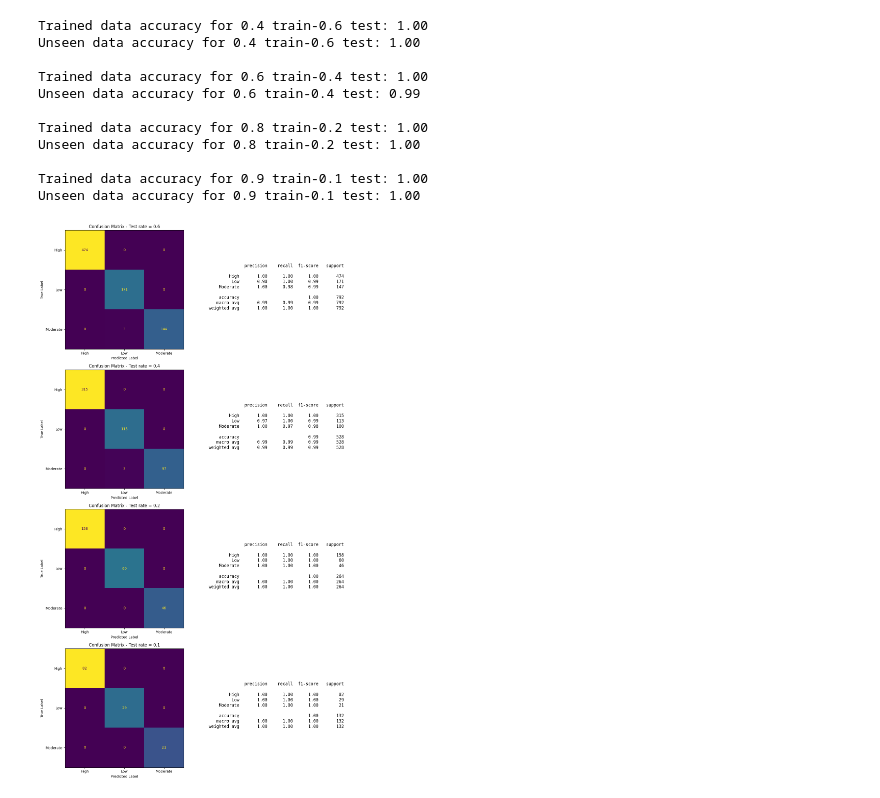
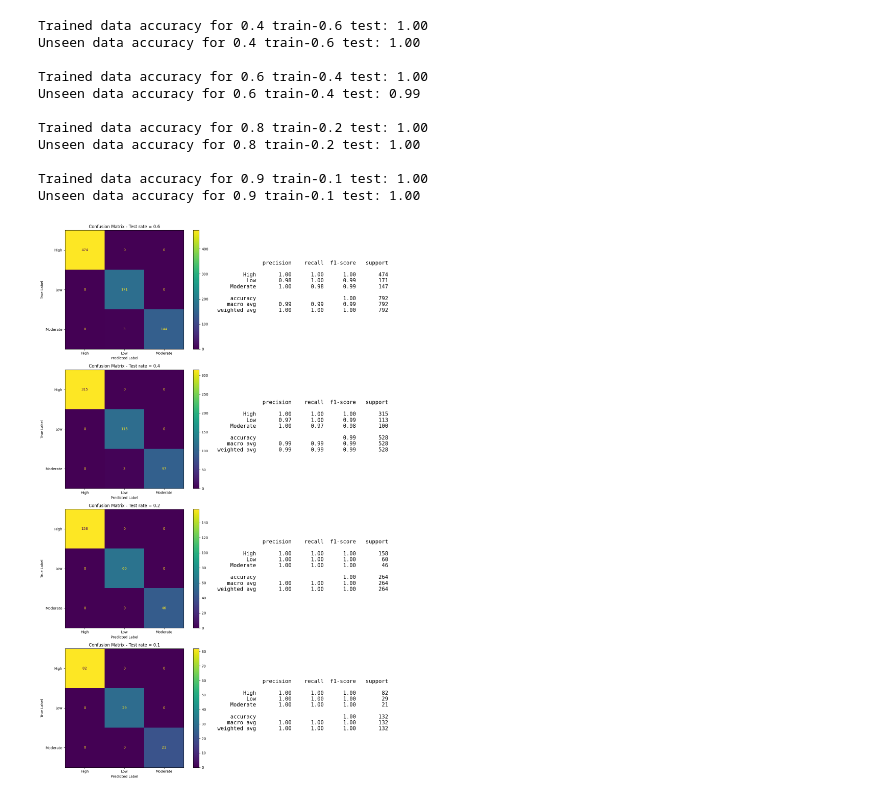
Before and after one commit to IamTpG/decision-tree, a Jupyter notebook: source/model/heart-attack-model.ipynb, the cells around one changed output. Saved outputs shown, nothing was run; the diff lists cells and outputs as text; code cells hidden in the pictures.

```diff
--- a/source/model/heart-attack-model.ipynb
+++ b/source/model/heart-attack-model.ipynb
@@ -212,42 +220,42 @@ fig, axes = plt.subplots(4, 2, figsize=(16, 22))  # 4 hàng 2 cột
 
 # Report 1
 report1 = classification_report(ytest1, y_prediction_unseen1)
-disp1 = ConfusionMatrixDisplay.from_estimator(trained_model1, xtest1, ytest1, ax=axes[0, 0], colorbar=False)
+disp1 = ConfusionMatrixDisplay.from_estimator(trained_model1, xtest1, ytest1, ax=axes[0, 0], colorbar=True)
 axes[0, 0].set_title('Confusion Matrix - Test rate = 0.6')
 axes[0, 0].set_xlabel('Predicted Label')
 axes[0, 0].set_ylabel('True Label')
 axes[0, 1].axis('off')
-axes[0, 1].text(0, 0.5, report1, fontsize=12, verticalalignment='center', fontfamily='monospace')
+axes[0, 1].text(0, 0.5, report1, fontsize=15, verticalalignment='center', fontfamily='monospace')
 
 # Report 2
 report2 = classification_report(ytest2, y_prediction_unseen2)
-disp2 = ConfusionMatrixDisplay.from_estimator(trained_model2, xtest2, ytest2, ax=axes[1, 0], colorbar=False)
+disp2 = ConfusionMatrixDisplay.from_estimator(trained_model2, xtest2, ytest2, ax=axes[1, 0], colorbar=True)
 axes[1, 0].set_title('Confusion Matrix - Test rate = 0.4')
 axes[1, 0].set_xlabel('Predicted Label')
 axes[1, 0].set_ylabel('True Label')
 axes[1, 1].axis('off')
-axes[1, 1].text(0, 0.5, report2, fontsize=12, verticalalignment='center', fontfamily='monospace')
+axes[1, 1].text(0, 0.5, report2, fontsize=15, verticalalignment='center', fontfamily='monospace')
 
 # Report 3
 report3 = classification_report(ytest3, y_prediction_unseen3)
-disp3 = ConfusionMatrixDisplay.from_estimator(trained_model3, xtest3, ytest3, ax=axes[2, 0], colorbar=False)
+disp3 = ConfusionMatrixDisplay.from_estimator(trained_model3, xtest3, ytest3, ax=axes[2, 0], colorbar=True)
 axes[2, 0].set_title('Confusion Matrix - Test rate = 0.2')
 axes[2, 0].set_xlabel('Predicted Label')
 axes[2, 0].set_ylabel('True Label')
 axes[2, 1].axis('off')
-axes[2, 1].text(0, 0.5, report3, fontsize=12, verticalalignment='center', fontfamily='monospace')
+axes[2, 1].text(0, 0.5, report3, fontsize=15, verticalalignment='center', fontfamily='monospace')
 
 # Report 4
 report4 = classification_report(ytest4, y_prediction_unseen4)
-disp4 = ConfusionMatrixDisplay.from_estimator(trained_model4, xtest4, ytest4, ax=axes[3, 0], colorbar=False)
+disp4 = ConfusionMatrixDisplay.from_estimator(trained_model4, xtest4, ytest4, ax=axes[3, 0], colorbar=True)
 axes[3, 0].set_title('Confusion Matrix - Test rate = 0.1')
 axes[3, 0].set_xlabel('Predicted Label')
 axes[3, 0].set_ylabel('True Label')
 axes[3, 1].axis('off')
-axes[3, 1].text(0, 0.5, report4, fontsize=12, verticalalignment='center', fontfamily='monospace')
+axes[3, 1].text(0, 0.5, report4, fontsize=15, verticalalignment='center', fontfamily='monospace')
 
 plt.tight_layout()
 plt.show()
 # %% [output]
-[figure, old version]
+[figure, new version]
 # %%
```
Also changed, not shown: parts of 3 cells of this notebook, 52 other files.
